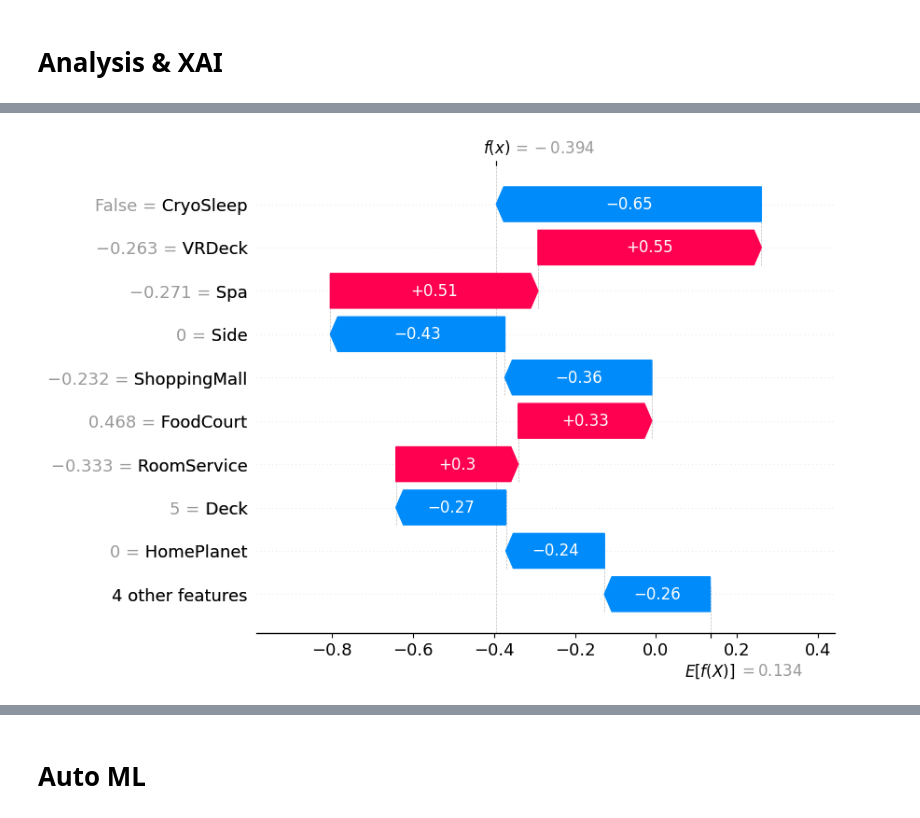
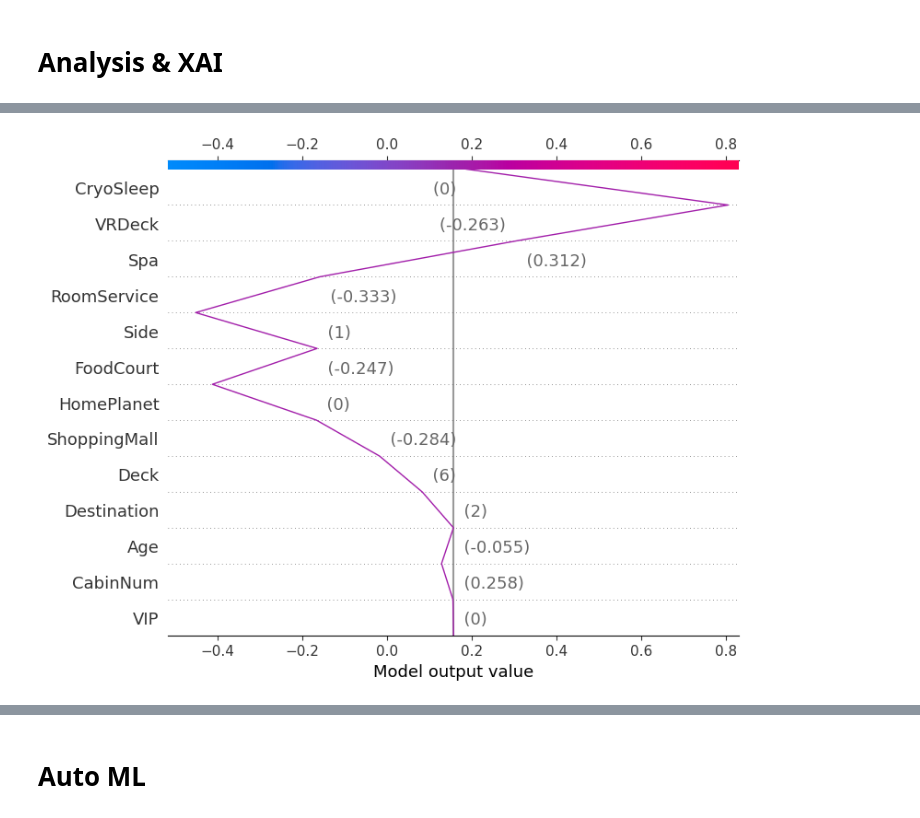
Before and after one commit to 7PAM2015-0509-2023-GROUP5/Kaggle_Challenge, a Jupyter notebook: Kaggle_Challenge_Notebook.ipynb, the cells around one changed output, grey strips where cells are left out. Saved outputs shown, nothing was run; the diff lists cells and outputs as text; code cells hidden in the pictures.

```diff
--- a/Kaggle_Challenge_Notebook.ipynb
+++ b/Kaggle_Challenge_Notebook.ipynb
@@ -986,9 +1161,16 @@ shap.dependence_plot(correct_feature, shap_values, X_train, interaction_index=in
-# %%
-# Shapely waterfall plot
-index_of_instance = 1
-shap_values = explainer(X_train.iloc[index_of_instance:index_of_instance+1])
-
-# Generate the waterfall plot for the specified instance
-shap.plots.waterfall(shap_values[0])
-# %% [output]
-[figure, removed]
+# %%
+# Detailed SHAP dependence plot for top features
+top_features = X_train.columns[:0]
+for feature in top_features:
+    shap.dependence_plot(feature, shap_values, X_train)
+
+# Select an instance for detailed explanation
+index_of_instance = 0
+
+# Ensure SHAP values are in the correct format
+single_shap_value = shap_values[index_of_instance:index_of_instance+1]
+# %%
+# Create a decision plot for a single prediction
+shap.decision_plot(single_shap_value.base_values, single_shap_value.values, X_train.iloc[index_of_instance])
+# %% [output]
+[figure, added]
```
Also changed, not shown: parts of 25 cells of this notebook.
